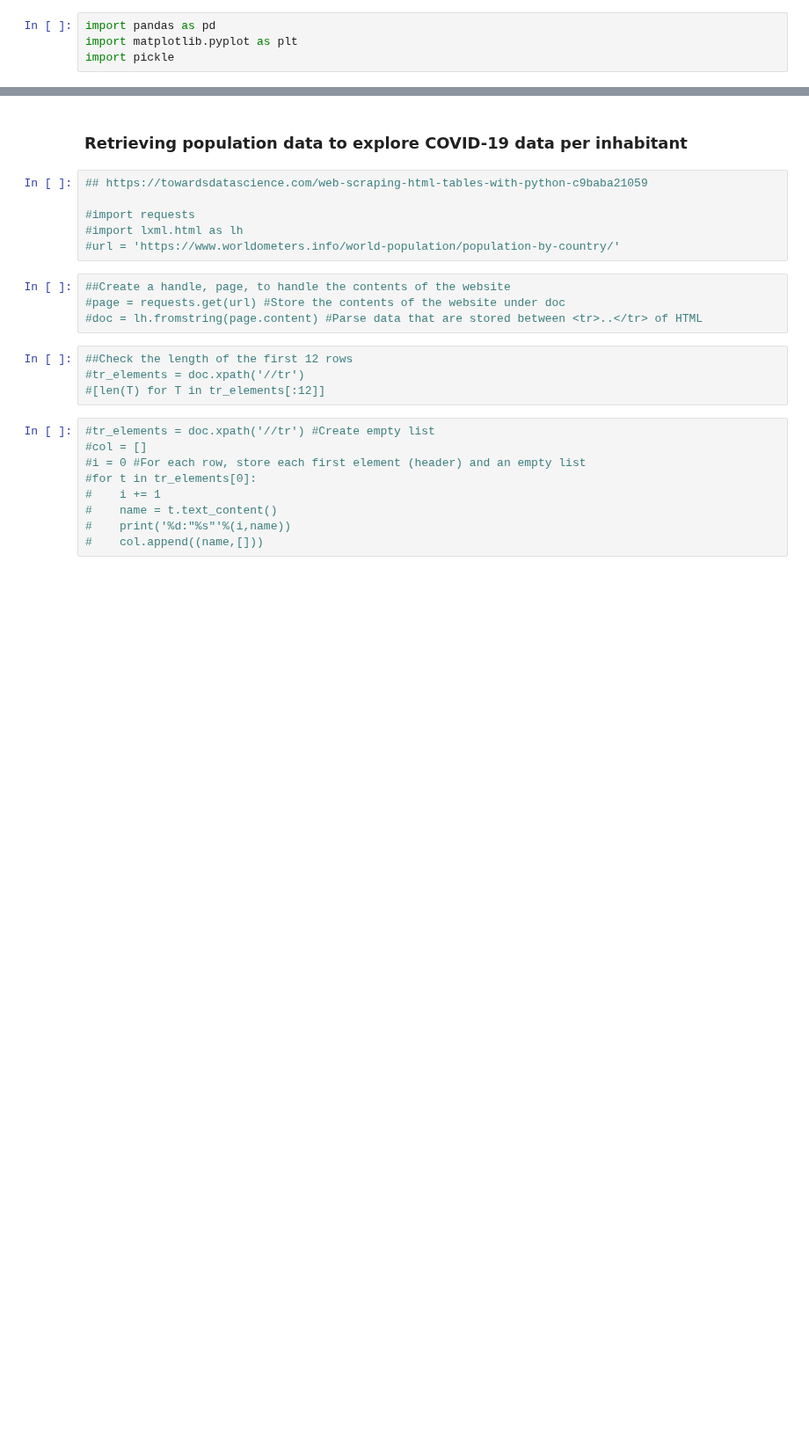
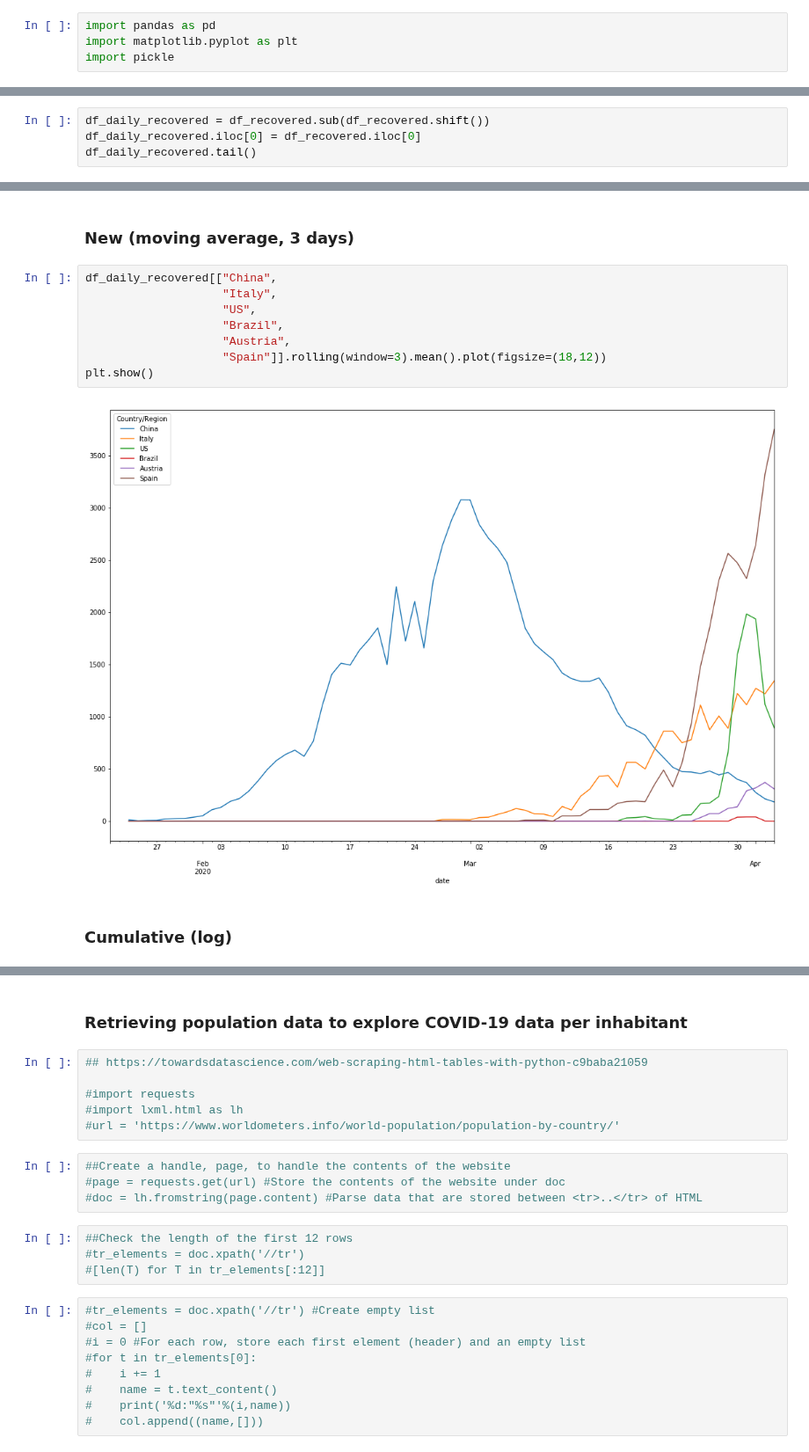
Before and after one commit to rsouza/COVID-19, a Jupyter notebook: daily_cases_deaths_recovered.ipynb, the cells around one changed output, grey strips where cells are left out. Shown at 88% size. Cells and saved outputs as stored; diff of their text form; blank space fills up the shorter version.

```diff
--- a/daily_cases_deaths_recovered.ipynb
+++ b/daily_cases_deaths_recovered.ipynb
@@ -81,0 +138,4 @@ df_recovered.head()
+# %%
+df_daily_recovered = df_recovered.sub(df_recovered.shift())
+df_daily_recovered.iloc[0] = df_recovered.iloc[0]
+df_daily_recovered.tail()
@@ -82,3 +151,17 @@ df_recovered.head()
+# %% [markdown]
+### New (moving average, 3 days)
+# %%
+df_daily_recovered[["China",
+                    "Italy",
+                    "US",
+                    "Brazil",
+                    "Austria",
+                    "Spain"]].rolling(window=3).mean().plot(figsize=(18,12))
+plt.show()
+# %% [output]
+[figure, added]
+# %% [markdown]
+### Cumulative (log)
 # %%
 df_recovered[["China",
               "Italy",
```
Also changed, not shown: parts of 21 cells of this notebook.
